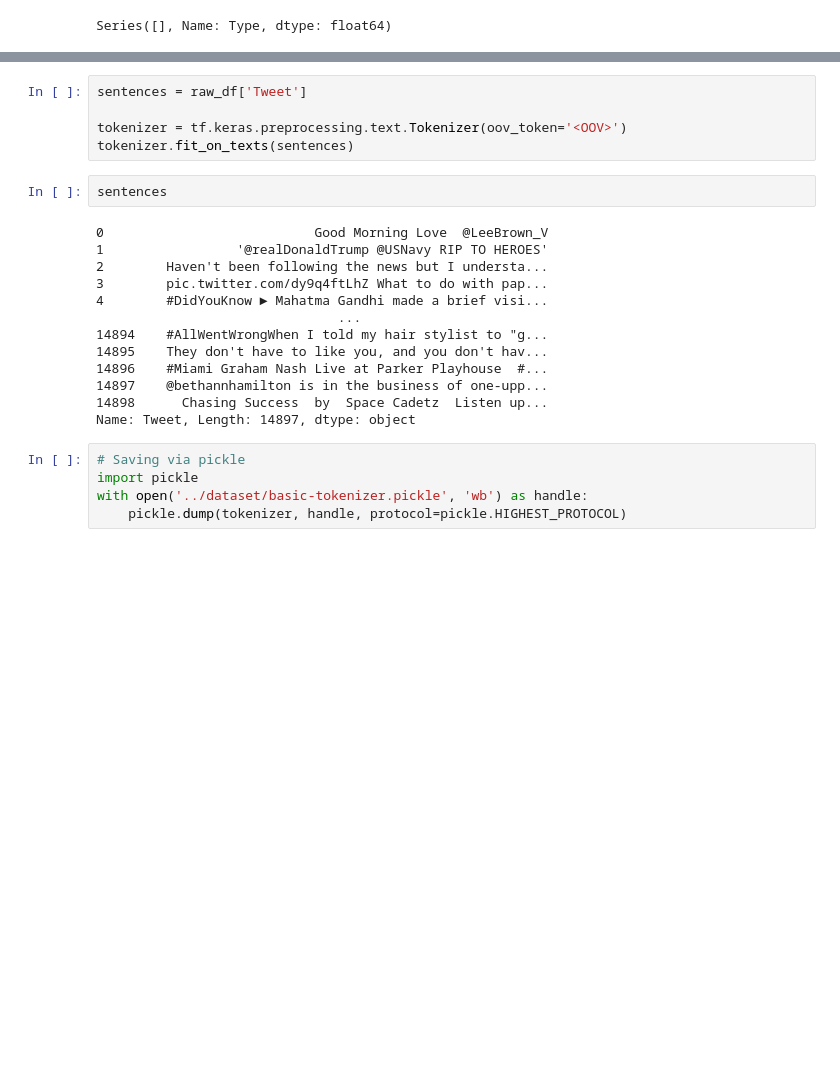
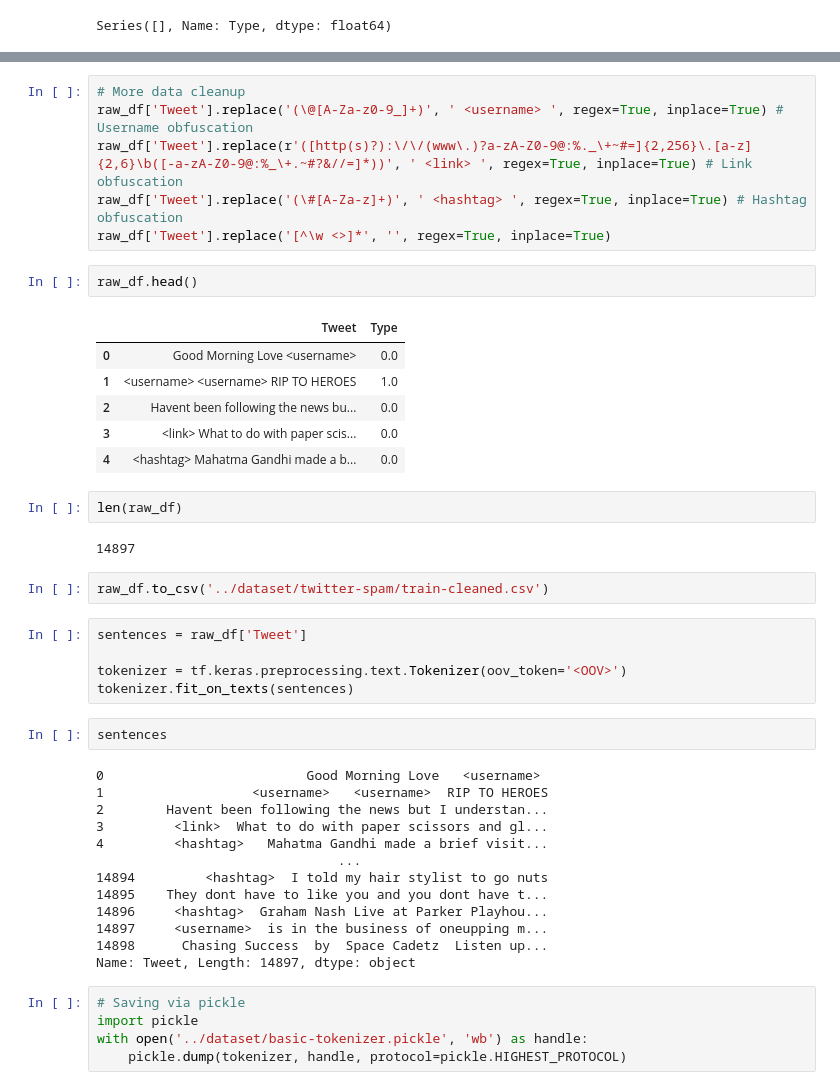
Before and after one commit to vin-rmdn/cancelled, a Jupyter notebook: notebook/tweet_spam_model.ipynb, the cells around one changed output, grey strips where cells are left out. Saved outputs shown, nothing was run; the diff lists cells and outputs as text; blank space fills up the shorter version.

```diff
--- a/notebook/tweet_spam_model.ipynb
+++ b/notebook/tweet_spam_model.ipynb
@@ -35,3 +58,24 @@ Series([], Name: Type, dtype: float64)
+# %%
+# More data cleanup
+raw_df['Tweet'].replace('(\@[A-Za-z0-9_]+)', ' <username> ', regex=True, inplace=True) # Username obfuscation
+raw_df['Tweet'].replace(r'([http(s)?):\/\/(www\.)?a-zA-Z0-9@:%._\+~#=]{2,256}\.[a-z]{2,6}\b([-a-zA-Z0-9@:%_\+.~#?&//=]*))', ' <link> ', regex=True, inplace=True) # Link obfuscation
+raw_df['Tweet'].replace('(\#[A-Za-z]+)', ' <hashtag> ', regex=True, inplace=True) # Hashtag obfuscation
+raw_df['Tweet'].replace('[^\w <>]*', '', regex=True, inplace=True)
+# %%
+raw_df.head()
+# %% [output]
+|  | Tweet | Type |
+| 0 | Good Morning Love <username> | 0.0 |
+| 1 | <username> <username> RIP TO HEROES | 1.0 |
+| 2 | Havent been following the news bu... | 0.0 |
+| 3 | <link> What to do with paper scis... | 0.0 |
+| 4 | <hashtag> Mahatma Gandhi made a b... | 0.0 |
+# %%
+len(raw_df)
+# %% [output]
+14897
+# %%
+raw_df.to_csv('../dataset/twitter-spam/train-cleaned.csv')
 # %%
 sentences = raw_df['Tweet']
 
@@ -40,16 +84,16 @@ tokenizer.fit_on_texts(sentences)
 # %%
 sentences
 # %% [output]
-0                           Good Morning Love  @LeeBrown_V
-1                 '@realDonaldTrump @USNavy RIP TO HEROES'
-2        Haven't been following the news but I understa...
-3        pic.twitter.com/dy9q4ftLhZ What to do with pap...
-4        #DidYouKnow ► Mahatma Gandhi made a brief visi...
+0                          Good Morning Love   <username>
+1                   <username>   <username>  RIP TO HEROES
+2        Havent been following the news but I understan...
+3         <link>  What to do with paper scissors and gl...
+4         <hashtag>   Mahatma Gandhi made a brief visit...
                                ...
-14894    #AllWentWrongWhen I told my hair stylist to "g...
-14895    They don't have to like you, and you don't hav...
-14896    #Miami Graham Nash Live at Parker Playhouse  #...
-14897    @bethannhamilton is in the business of one-upp...
+14894         <hashtag>  I told my hair stylist to go nuts
+14895    They dont have to like you and you dont have t...
+14896     <hashtag>  Graham Nash Live at Parker Playhou...
+14897     <username>  is in the business of oneupping m...
 14898      Chasing Success  by  Space Cadetz  Listen up...
 Name: Tweet, Length: 14897, dtype: object
 # %%
```
Also changed, not shown: parts of 14 cells of this notebook, 18 other files.
